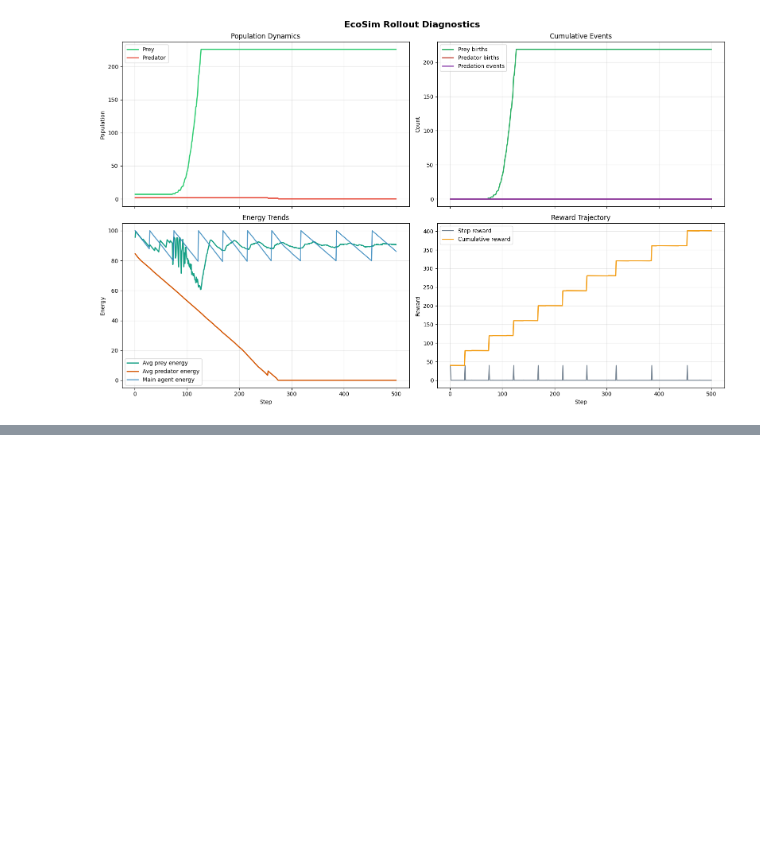
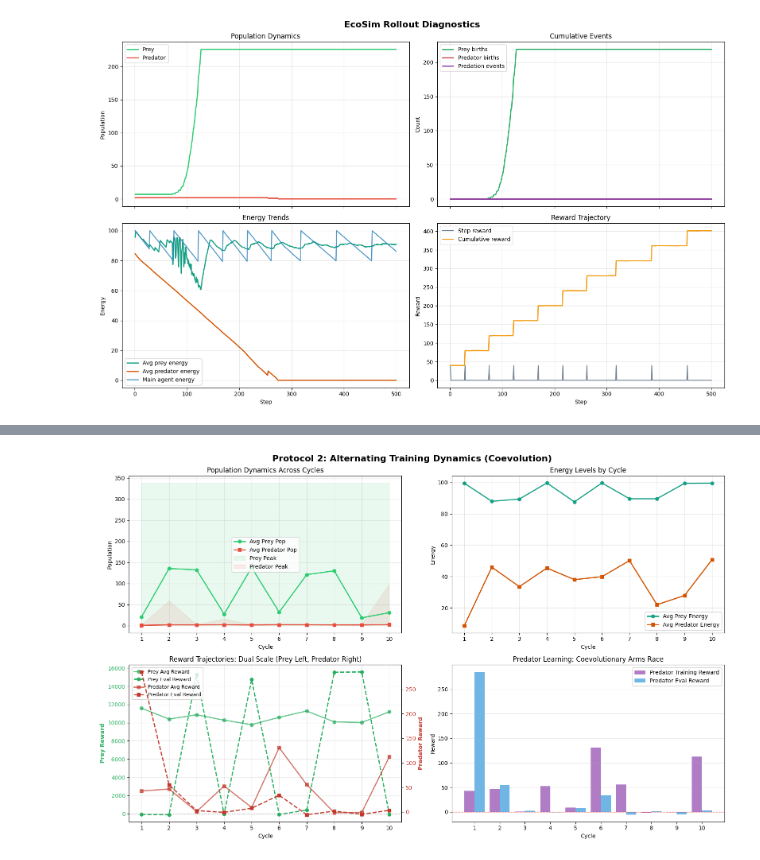
Before and after one commit to AlejLr/ecoSim, a Jupyter notebook: src/notebooks/test_model.ipynb, the cells around one changed output, grey strips where cells are left out. Cells and saved outputs as stored; diff of their text form; code cells hidden in the pictures; blank space fills up the shorter version.

Commit message:
population dynamics? :0

```diff
--- a/src/notebooks/test_model.ipynb
+++ b/src/notebooks/test_model.ipynb
@@ -521 +513,98 @@ Analyzed 10 cycles and 20 cycle-species rows from protocol_alternating_17.csv
 20 rows × 28 columns
+# %%
+if not protocol_summary.empty:
+    fig, axes = plt.subplots(2, 2, figsize=(16, 10))
+    fig.suptitle('Protocol 2: Alternating Training Dynamics (Coevolution)', fontsize=16, fontweight='bold')
+
+    # Plot 1: Population Dynamics with dual y-axes
+    ax_prey = axes[0, 0]
+    ax_pred = ax_prey.twinx()
+
+    prey_data = protocol_summary[protocol_summary['species'] == 'PREY']
+    predator_data = protocol_summary[protocol_summary['species'] == 'PREDATOR']
+
+    # Prey population on left axis (green)
+    line1 = ax_prey.plot(prey_data['cycle'], prey_data['prey_population_mean'], marker='o', label='Avg Prey Pop', color='#2ecc71', linewidth=2)
+    line2 = ax_prey.fill_between(prey_data['cycle'], 0, prey_data['prey_population_peak'], alpha=0.1, color='#2ecc71', label='Prey Peak')
+    ax_prey.set_ylabel('Prey Population', color='#2ecc71', fontweight='bold')
+    ax_prey.tick_params(axis='y', labelcolor='#2ecc71')
+
+    # Predator population on right axis (red)
+    line3 = ax_pred.plot(predator_data['cycle'], predator_data['predator_population_mean'], marker='s', label='Avg Predator Pop', color='#e74c3c', linewidth=2)
+    line4 = ax_pred.fill_between(predator_data['cycle'], 0, predator_data['predator_population_peak'], alpha=0.1, color='#e74c3c', label='Predator Peak')
+    ax_pred.set_ylabel('Predator Population', color='#e74c3c', fontweight='bold')
+    ax_pred.tick_params(axis='y', labelcolor='#e74c3c')
+
+    ax_prey.set_xlabel('Cycle')
+    ax_prey.set_title('Population Dynamics Across Cycles (Dual Scale)')
+    ax_prey.grid(alpha=0.3)
+    ax_prey.set_xticks(range(1, 11))
+
+    # Combined legend
+    lines = line1 + [line3[0]]
+    labels = ['Avg Prey Pop', 'Avg Predator Pop']
+    ax_prey.legend(lines, labels, loc='upper left', fontsize=10)
+
+    # Plot 2: Energy Trends
+    ax = axes[0, 1]
+    ax.plot(prey_data['cycle'], prey_data['avg_prey_energy_mean'], marker='o', label='Avg Prey Energy', color='#16a085', linewidth=2)
+    ax.plot(predator_data['cycle'], predator_data['avg_predator_energy_mean'], marker='s', label='Avg Predator Energy', color='#d35400', linewidth=2)
+    ax.set_xlabel('Cycle')
+    ax.set_ylabel('Energy')
+    ax.set_title('Energy Levels by Cycle')
+    ax.legend()
+    ax.grid(alpha=0.3)
+    ax.set_xticks(range(1, 11))
+
+    # Plot 3: Reward Trajectories with dual y-axes
+    ax_prey = axes[1, 0]
+    ax_pred = ax_prey.twinx()
+
+    # Prey rewards on left axis (green)
+    line1 = ax_prey.plot(prey_data['cycle'], prey_data['avg_reward'], marker='o', label='Prey Avg Reward', color='#27ae60', linewidth=2, alpha=0.7)
+    line2 = ax_prey.plot(prey_data['cycle'], prey_data['avg_eval_reward'], marker='o', label='Prey Eval Reward', color='#27ae60', linewidth=2, linestyle='--')
+    ax_prey.set_ylabel('Prey Reward', color='#27ae60', fontweight='bold')
+    ax_prey.tick_params(axis='y', labelcolor='#27ae60')
+
+    # Predator rewards on right axis (red)
+    line3 = ax_pred.plot(predator_data['cycle'], predator_data['avg_reward'], marker='s', label='Predator Avg Reward', color='#c0392b', linewidth=2, alpha=0.7)
+    line4 = ax_pred.plot(predator_data['cycle'], predator_data['avg_eval_reward'], marker='s', label='Predator Eval Reward', color='#c0392b', linewidth=2, linestyle='--')
+    ax_pred.set_ylabel('Predator Reward', color='#c0392b', fontweight='bold')
+    ax_pred.tick_params(axis='y', labelcolor='#c0392b')
+
+    ax_prey.set_xlabel('Cycle')
+    ax_prey.set_title('Reward Trajectories: Dual Scale (Prey Left, Predator Right)')
+    ax_prey.grid(alpha=0.3)
+    ax_prey.set_xticks(range(1, 11))
+    ax_prey.axhline(y=0, color='gray', linestyle=':', alpha=0.5)
+
+    # Combined legend
+    lines = line1 + line2 + line3 + line4
+    labels = [l.get_label() for l in lines]
+    ax_prey.legend(lines, labels, loc='upper left', fontsize=9)
+
+    # Plot 4: Arms Race Indicator (Predator Eval Reward Oscillation)
+    ax = axes[1, 1]
+    ax.bar(predator_data['cycle'] - 0.2, predator_data['avg_reward'], width=0.4, label='Predator Training Reward', color='#8e44ad', alpha=0.7)
+    ax.bar(predator_data['cycle'] + 0.2, predator_data['avg_eval_reward'], width=0.4, label='Predator Eval Reward', color='#3498db', alpha=0.7)
+    ax.axhline(y=0, color='red', linestyle='--', alpha=0.5, linewidth=1)
+    ax.set_xlabel('Cycle')
+    ax.set_ylabel('Reward')
+    ax.set_title('Predator Learning: Coevolutionary Arms Race')
+    ax.legend()
+    ax.grid(alpha=0.3, axis='y')
+    ax.set_xticks(range(1, 11))
+
+    plt.tight_layout()
+    plt.show()
+
+    print(f'\n=== Protocol 2 Summary ===')
+    print(f'Total Cycles: {protocol_summary["cycle"].nunique()}')
+    print(f'Prey avg reward over all cycles: {prey_data["avg_reward"].mean():.2f}')
+    print(f'Predator avg reward over all cycles: {predator_data["avg_reward"].mean():.2f}')
+    print(f'Predator eval reward range: [{predator_data["avg_eval_reward"].min():.2f}, {predator_data["avg_eval_reward"].max():.2f}]')
+    print(f'Predator oscillation (arms race indicator): {predator_data["avg_eval_reward"].std():.2f} (std dev)')
+else:
+    print('No protocol summary data to plot.')
+# %% [output]
+[figure, added]
```
Also changed, not shown: parts of 5 cells of this notebook, 29 other files.
